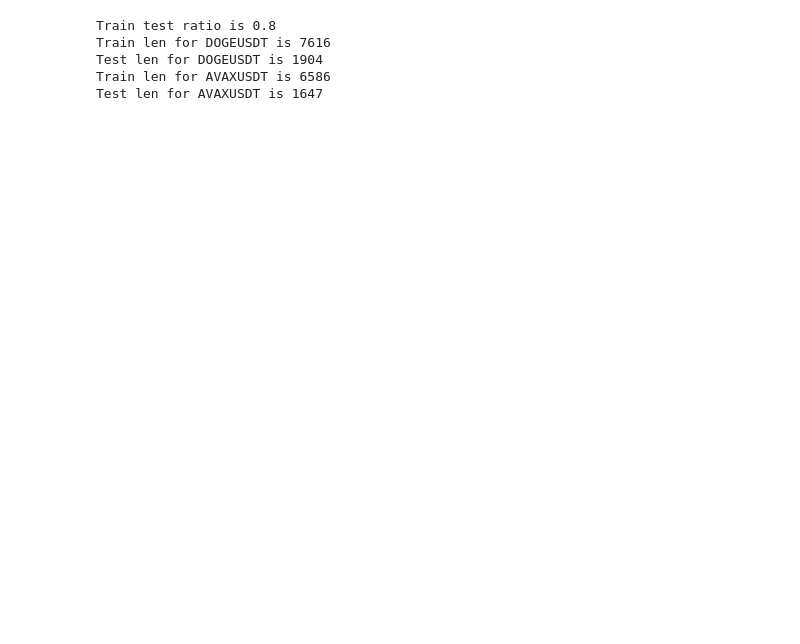
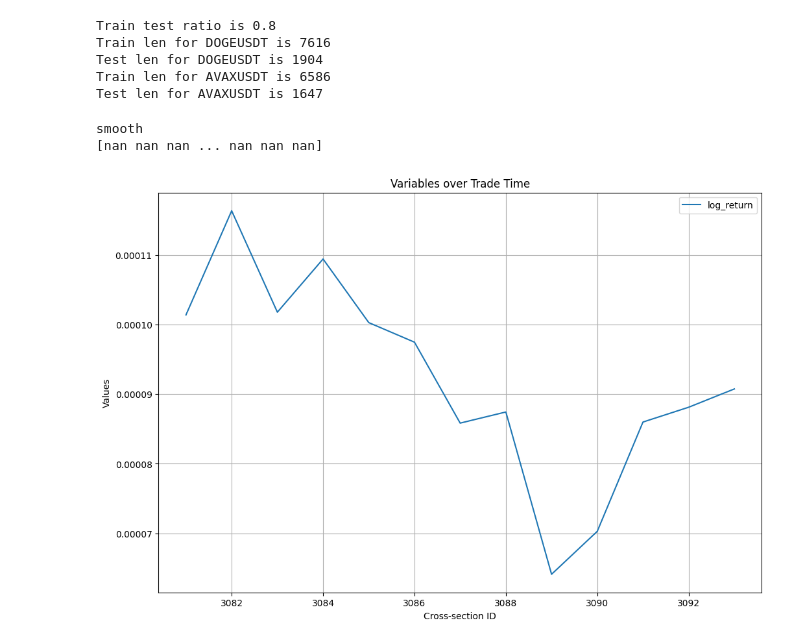
Before and after one commit to B0R0koko/microstructure_price_prediction, a Jupyter notebook: src/data_analysis/gru_regressor.ipynb, the cells around one changed output. Drawn from its saved outputs; the diff is of its cells as text; code cells hidden in the pictures; blank space fills up the shorter version.

```diff
--- a/src/data_analysis/gru_regressor.ipynb
+++ b/src/data_analysis/gru_regressor.ipynb
@@ -31,3 +33,10 @@ dataset = TimeSeriesDataset(df=df_train, target_var=target_var)
+# %%
+check = DataPrepare(df_train)
+check.visualize(start_time=datetime(2024, 6, 28), end_time=datetime(2024, 7, 2), variables_to_plot=["log_return"])
+# %% [output]
+smooth
+[nan nan nan ... nan nan nan]
+[figure, added]
 # %%
 class GRUModel(nn.Module):
     def __init__(self, input_features: int, num_currency_pairs: int,
```
Also changed, not shown: parts of 4 cells of this notebook, 16 other files.
